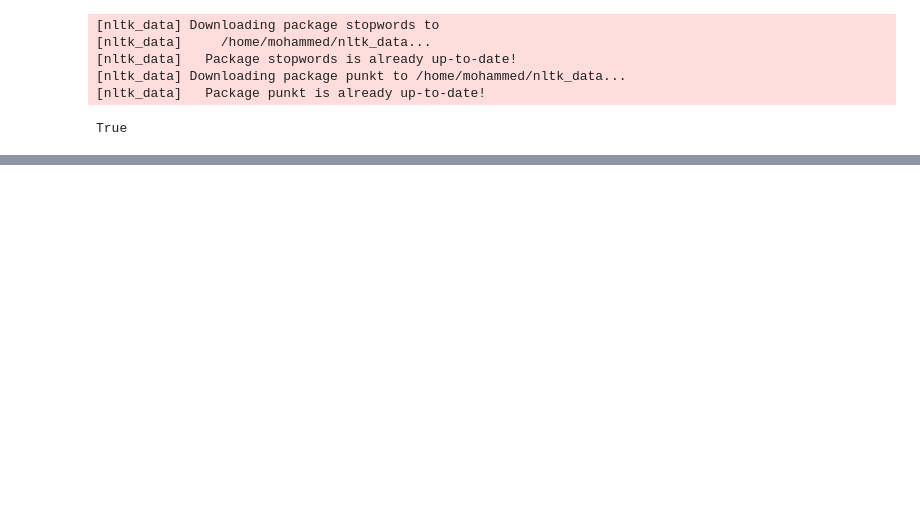
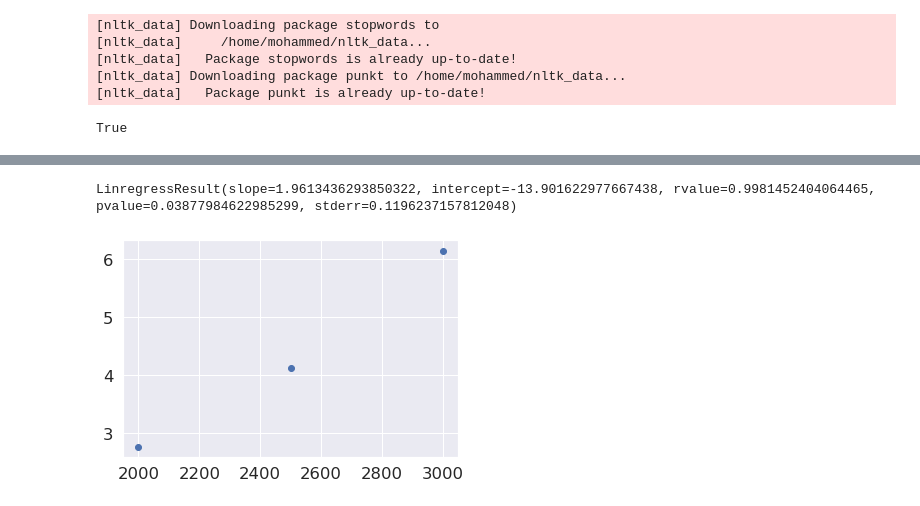
Before and after one commit to MohammedKaraki/May22-Dart, a Jupyter notebook: src/sentiment_analysis.ipynb, the cells around one changed output, grey strips where cells are left out. Drawn from its saved outputs; the diff is of its cells as text; code cells hidden in the pictures; blank space fills up the shorter version.

```diff
--- a/src/sentiment_analysis.ipynb
+++ b/src/sentiment_analysis.ipynb
@@ -153,0 +156,20 @@ Text(0.5, 61.5, 'Predicted')
+# %%
+import time
+x1s = []
+x2s = []
+dts = []
+
+def reset():
+    global x1s, x2s, dts
+    x1s = []
+    x2s = []
+    dts = []
+
+def start_timer():
+    global t1
+    t1 = time.perf_counter()
+def stop_timer():
+    dt = time.perf_counter() - t1
+    x1s.append(training_count)
+    x2s.append(features_count)
+    dts.append(dt)
@@ -153,0 +184,7 @@ Text(0.5, 61.5, 'Predicted')
+# %%
+from scipy import stats
+plt.scatter(x1s, dts)
+stats.linregress(np.log(x1s), np.log(dts))
+# %% [output]
+LinregressResult(slope=1.9613436293850322, intercept=-13.901622977667438, rvalue=0.9981452404064465, pvalue=0.03877984622985299, stderr=0.1196237157812048)
+[figure, added]
```
Also changed, not shown: parts of 8 cells of this notebook.
